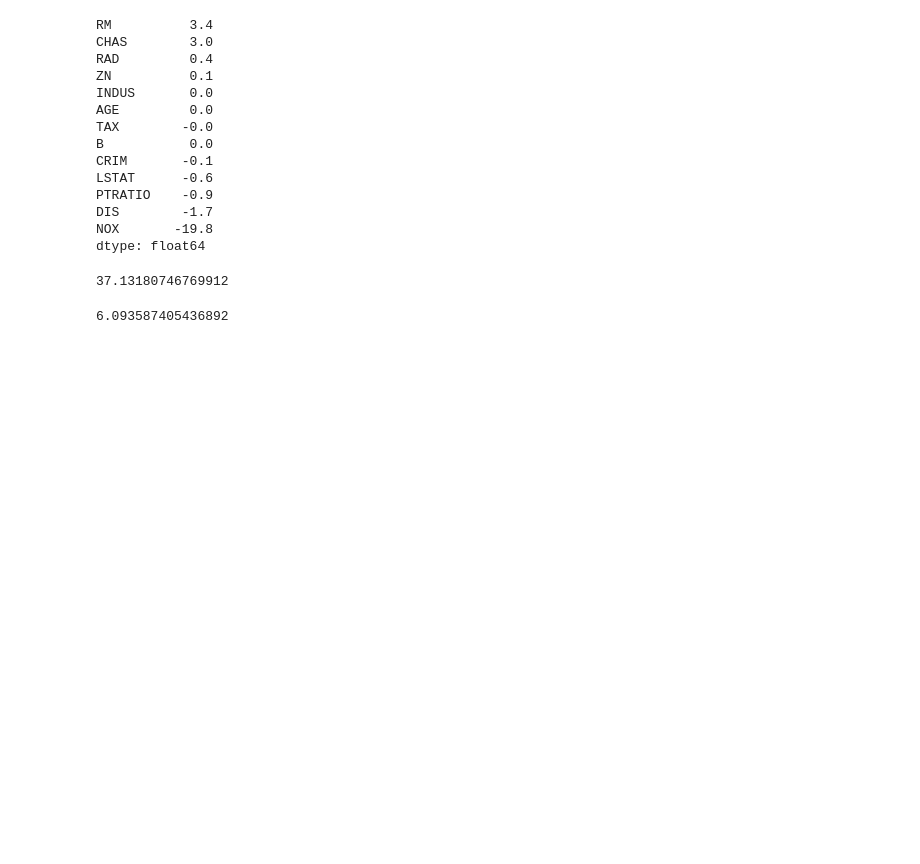
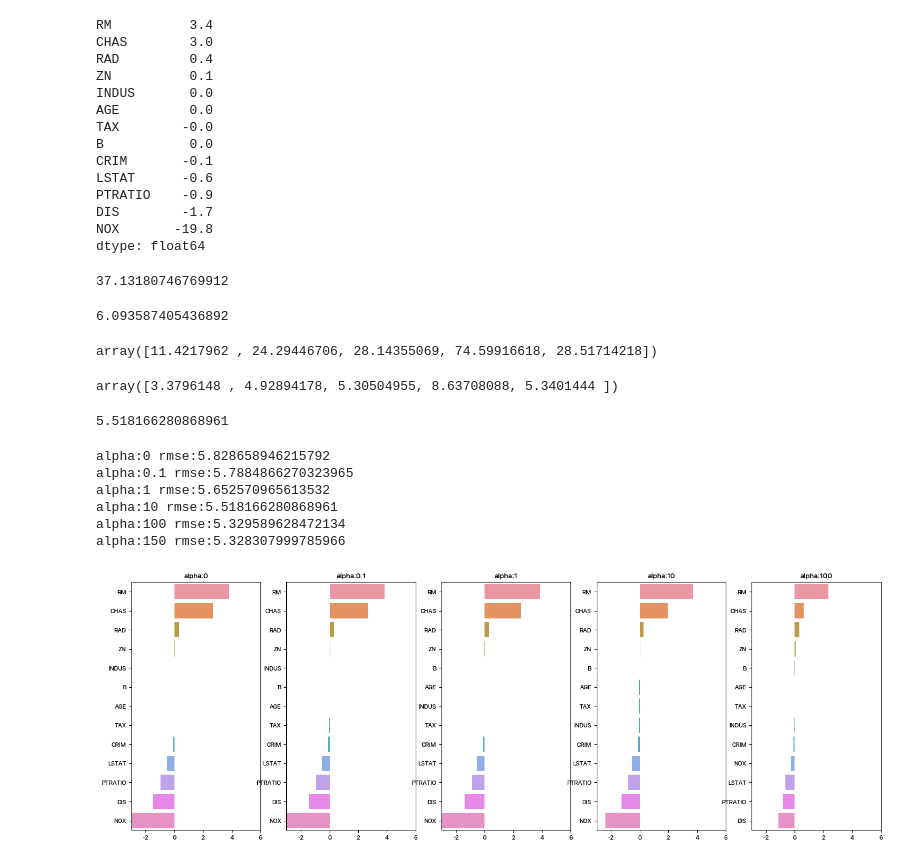
Before and after one commit to 107131n/phython_ex, a Jupyter notebook: 09_시계열/02_보스턴주택가격예측.ipynb, the cells around one changed output. Cells and saved outputs as stored; diff of their text form; code cells hidden in the pictures; blank space fills up the shorter version.

```diff
--- a/09_시계열/02_보스턴주택가격예측.ipynb
+++ b/09_시계열/02_보스턴주택가격예측.ipynb
@@ -147,0 +152,57 @@ np.sqrt(np.mean(-neg_mse)) #교차검증, rmse/ mse보다 과적합이 덜 함
+# %%
+# alpha=10으로 설정해 릿지회귀 수행
+ridge = Ridge(alpha=10) # alpha값에 따라 회귀계수가 변동
+neg_mse_scores = cross_val_score(ridge,
+                                 X,
+                                 y,
+                                 scoring='neg_mean_squared_error',
+                                 cv = 5) # X:입력값, y: 결과값(정답 scoring: 평가방법(neg 붙은 이유: 회귀 쪽은 차이가 적은 게 좋은 값이라
+rmse_scores = np.sqrt(-neg_mse_scores)
+# %%
+-neg_mse_scores
+# %% [output]
+array([11.4217962 , 24.29446706, 28.14355069, 74.59916618, 28.51714218])
+# %%
+rmse_scores
+# %% [output]
+array([3.3796148 , 4.92894178, 5.30504955, 8.63708088, 5.3401444 ])
+# %%
+np.mean(rmse_scores)
+# %% [output]
+5.518166280868961
+# %%
+alphas = [0,0.1,1,10,100,150]
+for alpha in alphas:
+    ridge = Ridge(alpha=alpha)
+    neg_mse_scores = cross_val_score(ridge,
+                                     X,
+                                     y,
+                                     scoring='neg_mean_squared_error',
+                                     cv = 5) # cross_val_score: 교차검증
+    avg_rmse = np.mean(np.sqrt(-neg_mse_scores))
+    print(f'alpha:{alpha} rmse:{avg_rmse}')
+# %% [output]
+alpha:0 rmse:5.828658946215792
+alpha:0.1 rmse:5.7884866270323965
+alpha:1 rmse:5.652570965613532
+alpha:10 rmse:5.518166280868961
+alpha:100 rmse:5.329589628472134
+alpha:150 rmse:5.328307999785966
+# %%
+fig, axs =  plt.subplots(figsize=(18,6),nrows=1,ncols=5)
+coeff_df = pd.DataFrame()
+alphas = [0,0.1,1,10,100]
+plt.rcParams['axes.unicode_minus'] = False
+for pos, alpha in enumerate(alphas):
+    ridge = Ridge(alpha=alpha)
+    ridge.fit(X,y)
+    coeff = pd.Series(data=ridge.coef_,index=X.columns)
+    colname = 'alpha:'+str(alpha)
+    coeff_df[colname] = coeff
+    coeff = coeff.sort_values(ascending=False)
+    axs[pos].set_title(colname)
+    axs[pos].set_xlim(-3,6)
+    sns.barplot(x=coeff.values, y=coeff.index, ax=axs[pos])
+plt.show()
+# %% [output]
+[figure, added]
```
Also changed, not shown: parts of 14 cells of this notebook, 5 other files.
